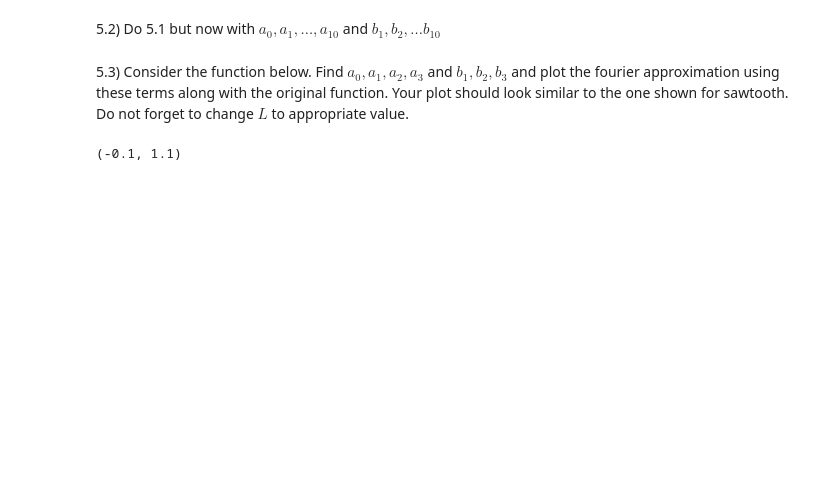
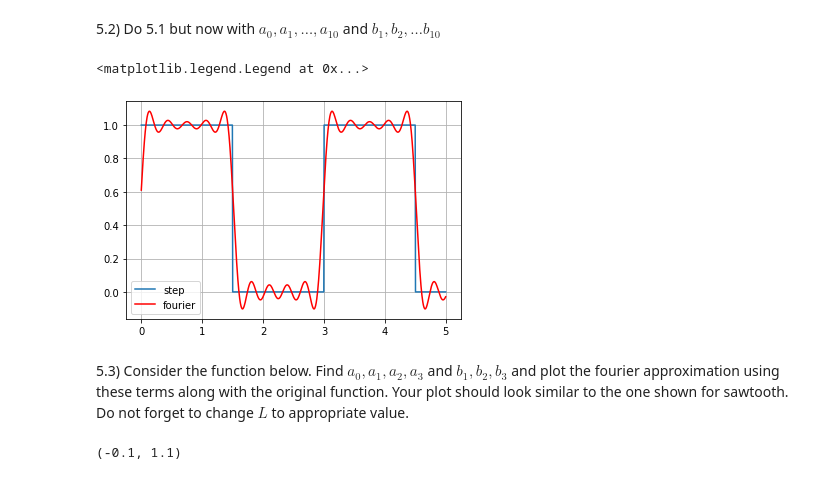
Before and after one commit to sirinnear/num-meth, a Jupyter notebook: Assignments/Homework-3/Homework 3.ipynb, the cells around one changed output. Cells and saved outputs as stored; diff of their text form; code cells hidden in the pictures; blank space fills up the shorter version.

```diff
--- a/Assignments/Homework-3/Homework 3.ipynb
+++ b/Assignments/Homework-3/Homework 3.ipynb
@@ -254,5 +254,18 @@ fourier(3,1.5)
 # %% [markdown]
 5.2) Do 5.1 but now with $a_0, a_1, \ldots, a_{10}$ and $b_1, b_2, \ldots b_{10}$
+# %%
+x = np.linspace(0,5,1000)
+y = [step(xx) for xx in x]
+plt.plot(x,y,label='step')
+plt.grid()
+# plt.ylim(-0.1,1.1)
+
+fourier_y = [fourier(step, 10, xx, 1.5) for xx in x];
+plt.plot(x, fourier_y, label='fourier', color='red')
+plt.legend(loc='lower left')
+# %% [output]
+<matplotlib.legend.Legend at 0x...>
+[figure, added]
 # %% [markdown]
 5.3) Consider the function below. Find $a_0, a_1, a_2, a_3$ and $b_1, b_2, b_3$ and plot the fourier approximation using these terms along with the original function. Your plot should look similar to the one shown for sawtooth. Do not forget to change $L$ to appropriate value.
 # %%
```
Also changed, not shown: parts of 8 cells of this notebook, 6 other files.
